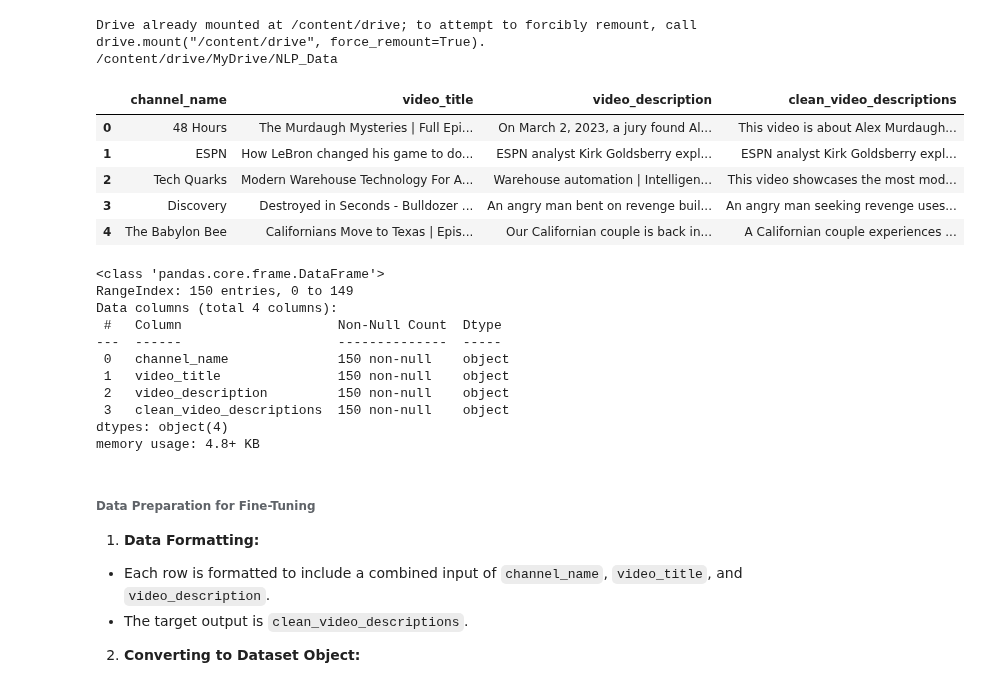
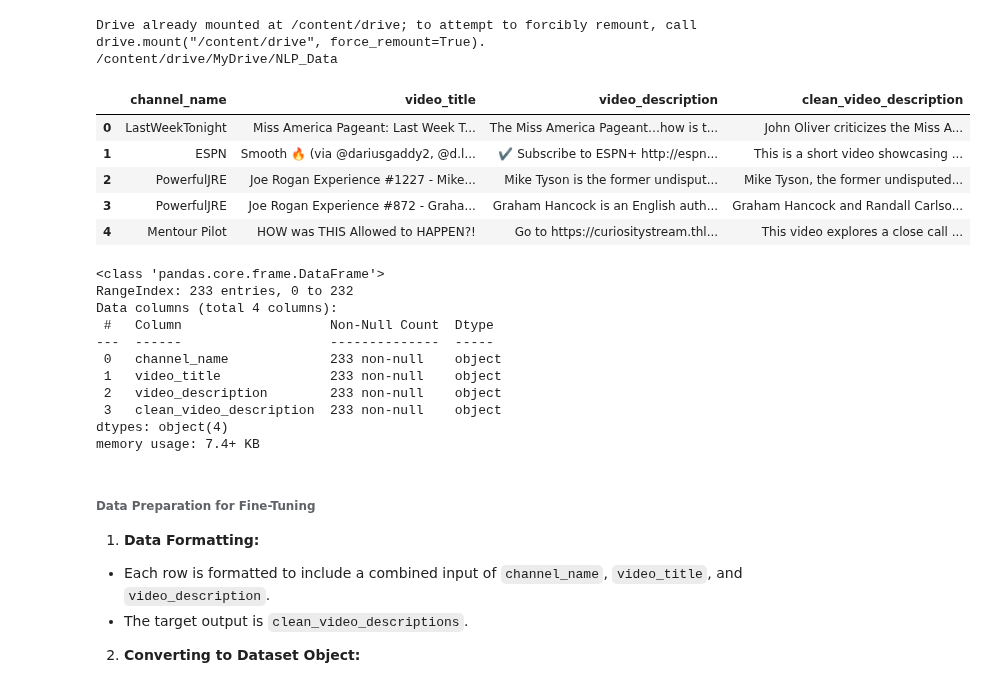
Before and after one commit to kkrusere/youTube-comments-Analyzer, a Jupyter notebook: fine-tuned_LLM_text_summarization.ipynb, the cells around one changed output. Drawn from its saved outputs; the diff is of its cells as text; code cells hidden in the pictures.

```diff
--- a/fine-tuned_LLM_text_summarization.ipynb
+++ b/fine-tuned_LLM_text_summarization.ipynb
@@ -263,26 +262,26 @@ def load_from_json(filename):
         comments = json.load(json_file)
     return comments
 # %%
-df = pd.read_csv('video_descriptions_train_data_df.csv')
+df = pd.read_csv('video_data.csv')
 df.head()
 # %% [output]
-|  | channel_name | video_title | video_description | clean_video_descriptions |
-| 0 | 48 Hours | The Murdaugh Mysteries | Full Epi... | On March 2, 2023, a jury found Al... | This video is about Alex Murdaugh... |
-| 1 | ESPN | How LeBron changed his game to do... | ESPN analyst Kirk Goldsberry expl... | ESPN analyst Kirk Goldsberry expl... |
-| 2 | Tech Quarks | Modern Warehouse Technology For A... | Warehouse automation | Intelligen... | This video showcases the most mod... |
-| 3 | Discovery | Destroyed in Seconds - Bulldozer ... | An angry man bent on revenge buil... | An angry man seeking revenge uses... |
-| 4 | The Babylon Bee | Californians Move to Texas | Epis... | Our Californian couple is back in... | A Californian couple experiences ... |
+|  | channel_name | video_title | video_description | clean_video_description |
+| 0 | LastWeekTonight | Miss America Pageant: Last Week T... | The Miss America Pageant…how is t... | John Oliver criticizes the Miss A... |
+| 1 | ESPN | Smooth 🔥 (via @dariusgaddy2, @d.l... | ✔️ Subscribe to ESPN+ http://espn... | This is a short video showcasing ... |
+| 2 | PowerfulJRE | Joe Rogan Experience #1227 - Mike... | Mike Tyson is the former undisput... | Mike Tyson, the former undisputed... |
+| 3 | PowerfulJRE | Joe Rogan Experience #872 - Graha... | Graham Hancock is an English auth... | Graham Hancock and Randall Carlso... |
+| 4 | Mentour Pilot | HOW was THIS Allowed to HAPPEN?! | Go to https://curiositystream.thl... | This video explores a close call ... |
 # %%
 df.info()
 # %% [output]
 <class 'pandas.core.frame.DataFrame'>
-RangeIndex: 150 entries, 0 to 149
+RangeIndex: 233 entries, 0 to 232
 Data columns (total 4 columns):
- #   Column                    Non-Null Count  Dtype
----  ------                    --------------  -----
- 0   channel_name              150 non-null    object
- 1   video_title               150 non-null    object
- 2   video_description         150 non-null    object
- 3   clean_video_descriptions  150 non-null    object
+ #   Column                   Non-Null Count  Dtype
+---  ------                   --------------  -----
+ 0   channel_name             233 non-null    object
+ 1   video_title              233 non-null    object
+ 2   video_description        233 non-null    object
+ 3   clean_video_description  233 non-null    object
 dtypes: object(4)
-memory usage: 4.8+ KB
+memory usage: 7.4+ KB
```
Also changed, not shown: parts of 15 cells of this notebook.
